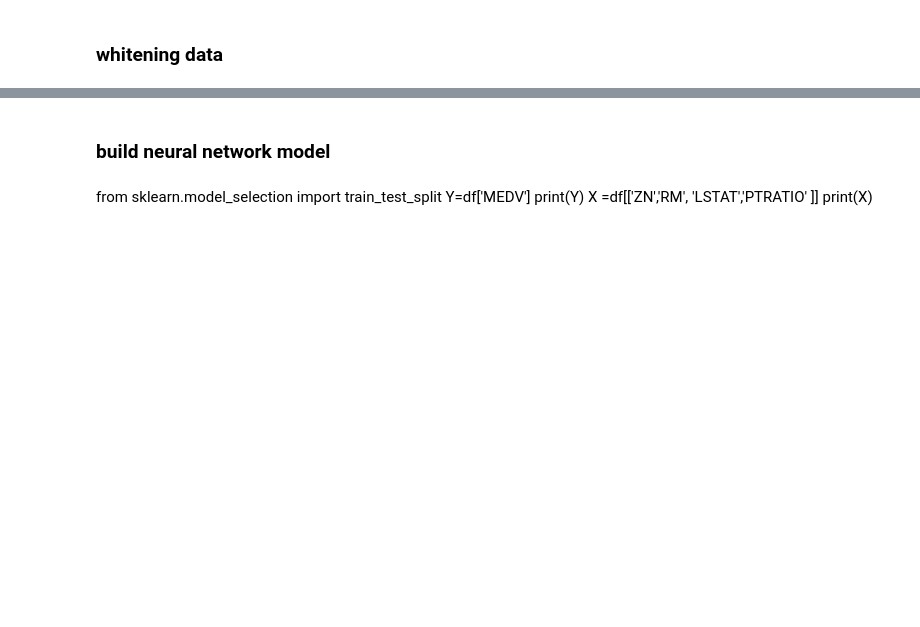
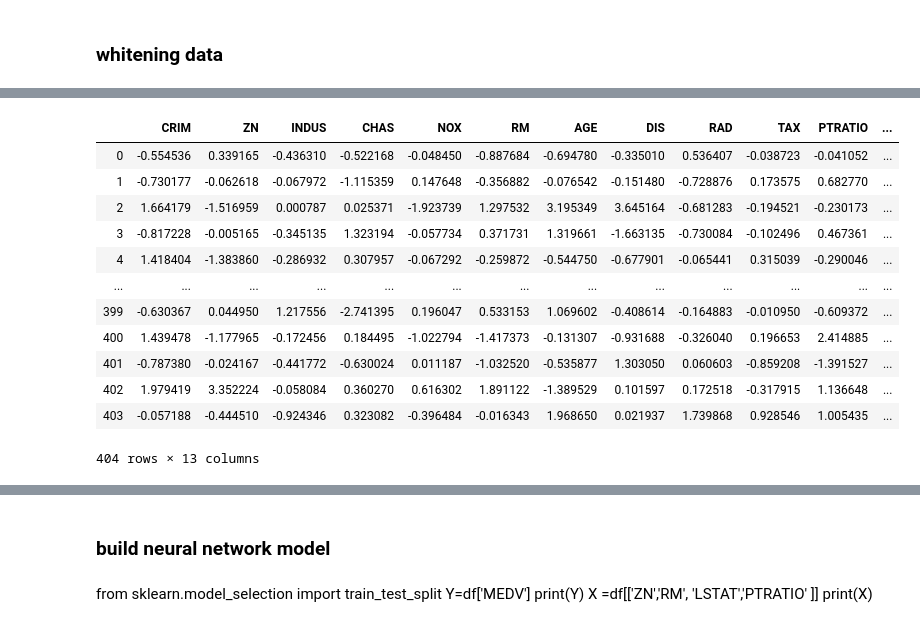
Before and after one commit to Hudsonsue/machine-learning, a Jupyter notebook: Machine Learning - Assessment.ipynb, the cells around one changed output, grey strips where cells are left out. Cells and saved outputs as stored; diff of their text form; code cells hidden in the pictures; blank space fills up the shorter version.

```diff
--- a/Machine Learning - Assessment.ipynb
+++ b/Machine Learning - Assessment.ipynb
@@ -431,7 +375,21 @@ X.corr()
 # %%
 import sklearn.decomposition as dec
 pca = dec.PCA(n_components = 13, whiten = True)
-pca.fit(X_train)
-x_train_white = pd.DataFrame(pca.transform(X_train), columns=X.columns)
-x_train_white
+pca.fit(xwhite_train)
+x_whitenedtrain = pd.DataFrame(pca.transform(xwhite_train), columns=x.columns)
+x_whitenedtrain
+# %% [output]
+|  | CRIM | ZN | INDUS | CHAS | NOX | RM | AGE | DIS | RAD | TAX | PTRATIO | ... |
+| 0 | -0.554536 | 0.339165 | -0.436310 | -0.522168 | -0.048450 | -0.887684 | -0.694780 | -0.335010 | 0.536407 | -0.038723 | -0.041052 | ... |
+| 1 | -0.730177 | -0.062618 | -0.067972 | -1.115359 | 0.147648 | -0.356882 | -0.076542 | -0.151480 | -0.728876 | 0.173575 | 0.682770 | ... |
+| 2 | 1.664179 | -1.516959 | 0.000787 | 0.025371 | -1.923739 | 1.297532 | 3.195349 | 3.645164 | -0.681283 | -0.194521 | -0.230173 | ... |
+| 3 | -0.817228 | -0.005165 | -0.345135 | 1.323194 | -0.057734 | 0.371731 | 1.319661 | -1.663135 | -0.730084 | -0.102496 | 0.467361 | ... |
+| 4 | 1.418404 | -1.383860 | -0.286932 | 0.307957 | -0.067292 | -0.259872 | -0.544750 | -0.677901 | -0.065441 | 0.315039 | -0.290046 | ... |
+| ... | ... | ... | ... | ... | ... | ... | ... | ... | ... | ... | ... | ... |
+| 399 | -0.630367 | 0.044950 | 1.217556 | -2.741395 | 0.196047 | 0.533153 | 1.069602 | -0.408614 | -0.164883 | -0.010950 | -0.609372 | ... |
+| 400 | 1.439478 | -1.177965 | -0.172456 | 0.184495 | -1.022794 | -1.417373 | -0.131307 | -0.931688 | -0.326040 | 0.196653 | 2.414885 | ... |
+| 401 | -0.787380 | -0.024167 | -0.441772 | -0.630024 | 0.011187 | -1.032520 | -0.535877 | 1.303050 | 0.060603 | -0.859208 | -1.391527 | ... |
+| 402 | 1.979419 | 3.352224 | -0.058084 | 0.360270 | 0.616302 | 1.891122 | -1.389529 | 0.101597 | 0.172518 | -0.317915 | 1.136648 | ... |
+| 403 | -0.057188 | -0.444510 | -0.924346 | 0.323082 | -0.396484 | -0.016343 | 1.968650 | 0.021937 | 1.739868 | 0.928546 | 1.005435 | ... |
+404 rows × 13 columns
 # %%
```
Also changed, not shown: parts of 41 cells of this notebook, 1 other file.
